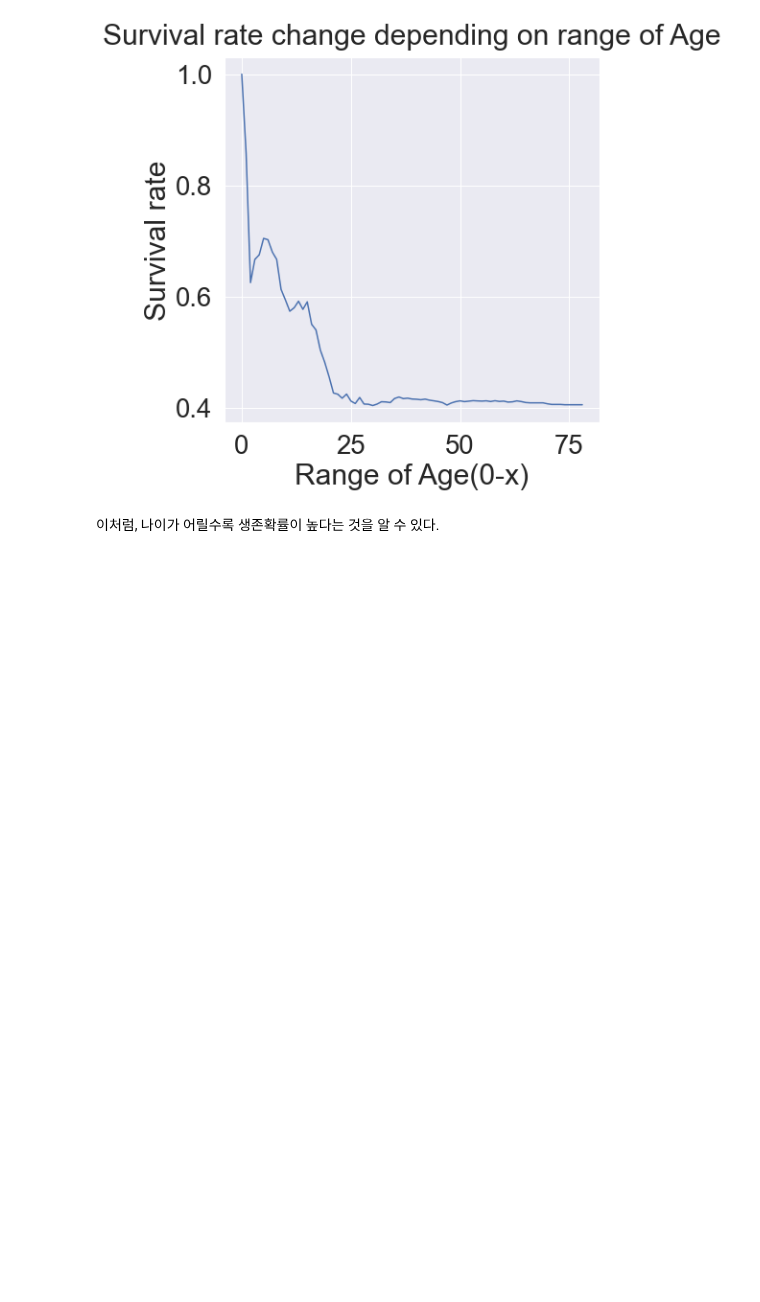
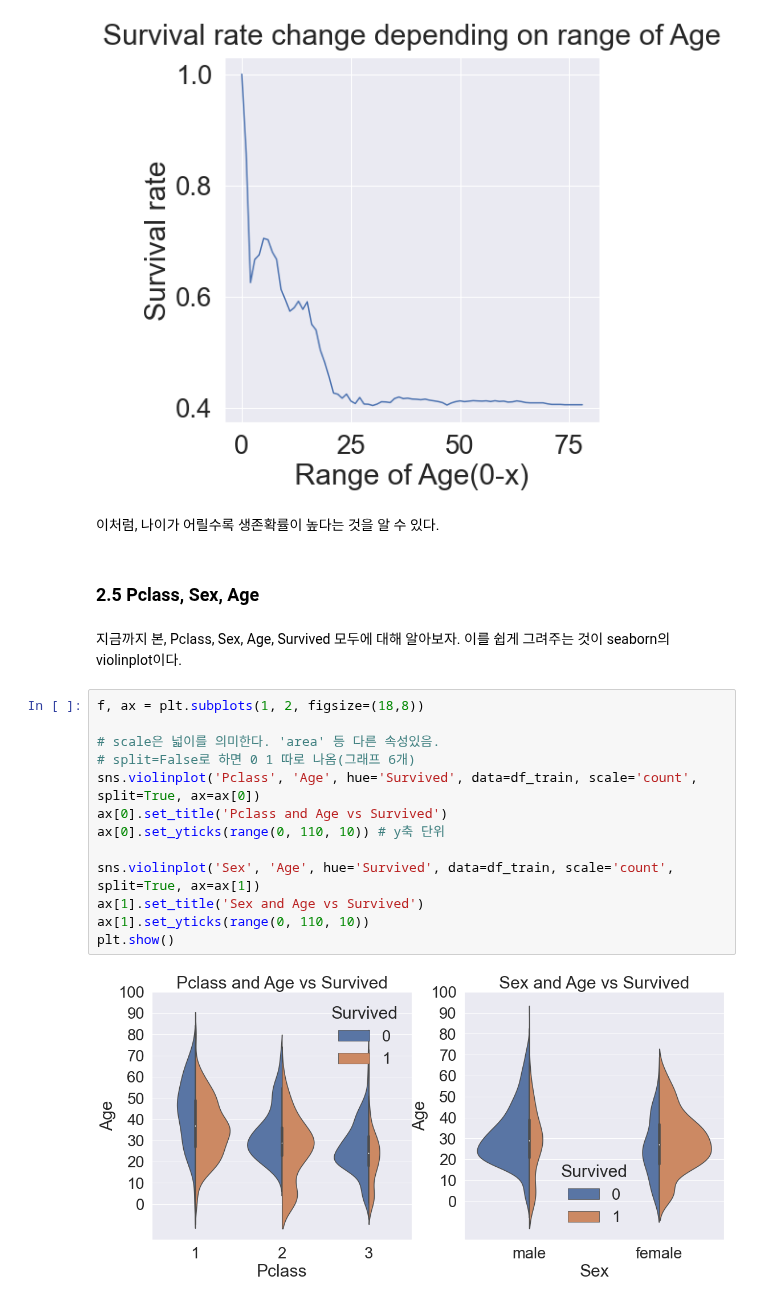
Before and after one commit to wizdom-js/data_analysis, a Jupyter notebook: Kaggle_titanic/with_kaggle_youhanlee.ipynb, the cells around one changed output. Drawn from its saved outputs; the diff is of its cells as text; blank space fills up the shorter version.

Commit message:
Pclass, Sex, Age, Survived with violinplot

```diff
--- a/Kaggle_titanic/with_kaggle_youhanlee.ipynb
+++ b/Kaggle_titanic/with_kaggle_youhanlee.ipynb
@@ -411,3 +411,22 @@ plt.show()
 [figure]
 # %% [markdown]
 이처럼, 나이가 어릴수록 생존확률이 높다는 것을 알 수 있다.
+# %% [markdown]
+### 2.5 Pclass, Sex, Age
+# %% [markdown]
+지금까지 본, Pclass, Sex, Age, Survived 모두에 대해 알아보자. 이를 쉽게 그려주는 것이 seaborn의 violinplot이다.
+# %%
+f, ax = plt.subplots(1, 2, figsize=(18,8))
+
+# scale은 넓이를 의미한다. 'area' 등 다른 속성있음.
+# split=False로 하면 0 1 따로 나옴(그래프 6개)
+sns.violinplot('Pclass', 'Age', hue='Survived', data=df_train, scale='count', split=True, ax=ax[0])
+ax[0].set_title('Pclass and Age vs Survived')
+ax[0].set_yticks(range(0, 110, 10)) # y축 단위
+
+sns.violinplot('Sex', 'Age', hue='Survived', data=df_train, scale='count', split=True, ax=ax[1])
+ax[1].set_title('Sex and Age vs Survived')
+ax[1].set_yticks(range(0, 110, 10))
+plt.show()
+# %% [output]
+[figure, added]
```
Also changed, not shown: parts of 4 cells of this notebook.
